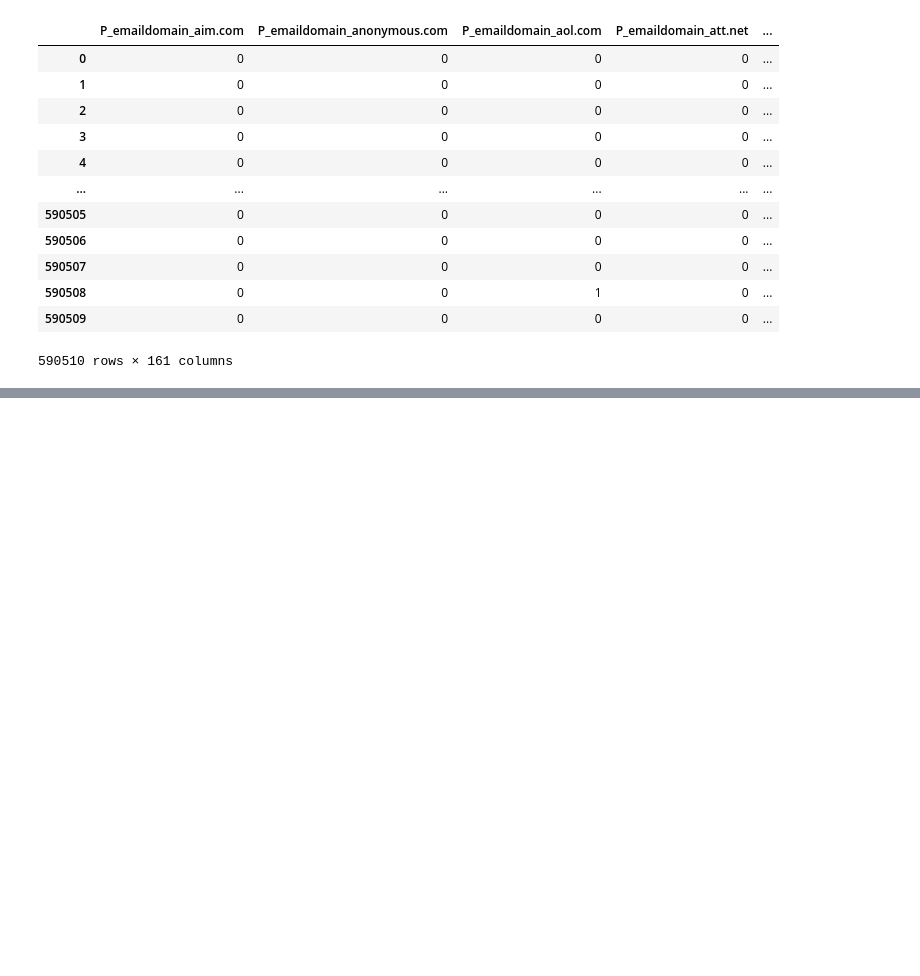
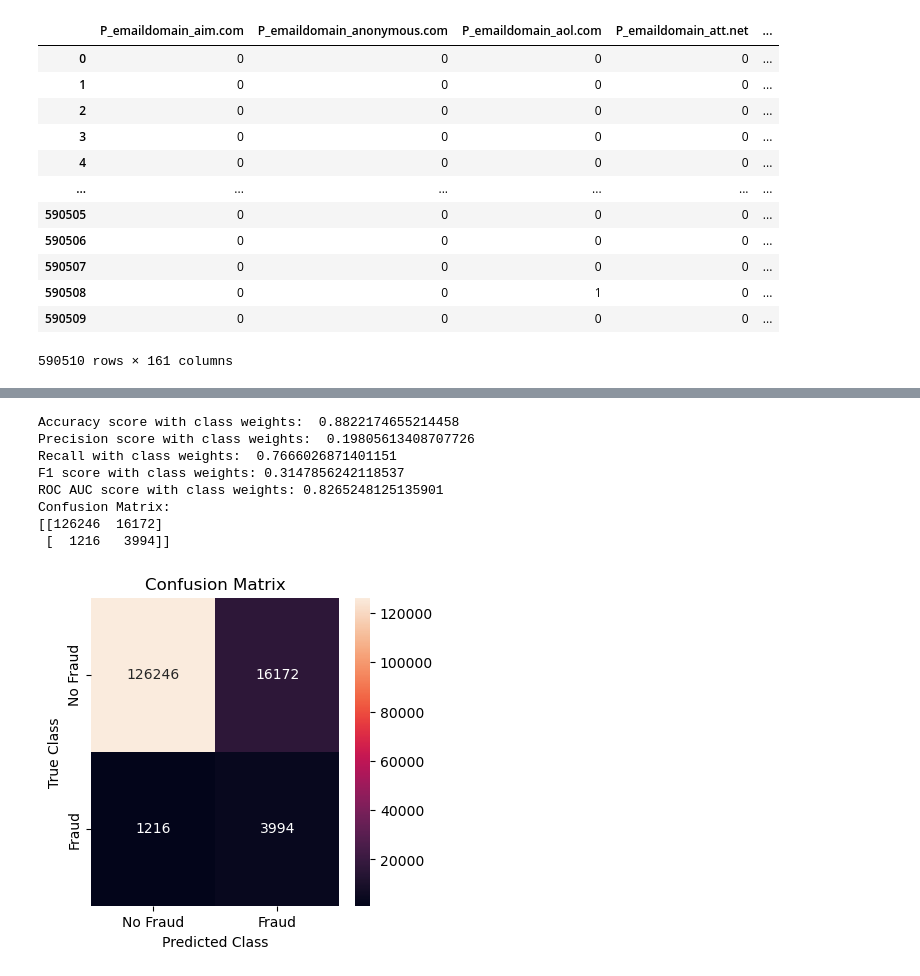
Before and after one commit to samyamaryal/IEEE-CIS, a Jupyter notebook: model-xgboost.ipynb, the cells around one changed output, grey strips where cells are left out. Drawn from its saved outputs; the diff is of its cells as text; code cells hidden in the pictures; blank space fills up the shorter version.

```diff
--- a/model-xgboost.ipynb
+++ b/model-xgboost.ipynb
@@ -111,0 +126,25 @@ dtest_clf = xgb.DMatrix(X_test, y_test, enable_categorical=True)
+# %%
+wt_model = XGBClassifier(scale_pos_weight = 28)
+wt_model.fit(X_train, y_train)
+wt_pred = wt_model.predict(X_test)
+acc = accuracy_score(y_test, wt_pred)
+prec = precision_score(y_test, wt_pred)
+fone = f1_score(y_test, wt_pred)
+rec = recall_score(y_test, wt_pred)
+roc_score = roc_auc_score(y_test, wt_pred)
+print("Accuracy score with class weights: ", acc)
+print("Precision score with class weights: ", prec)
+print("Recall with class weights: ", rec)
+print("F1 score with class weights:", fone)
+print("ROC AUC score with class weights:", roc_score)
+conf_matrix(y_test, wt_pred)
+# %% [output]
+Accuracy score with class weights:  0.8822174655214458
+Precision score with class weights:  0.19805613408707726
+Recall with class weights:  0.7666026871401151
+F1 score with class weights: 0.3147856242118537
+ROC AUC score with class weights: 0.8265248125135901
+Confusion Matrix:
+[[126246  16172]
+ [  1216   3994]]
+[figure, added]
```
Also changed, not shown: parts of 50 cells of this notebook.
